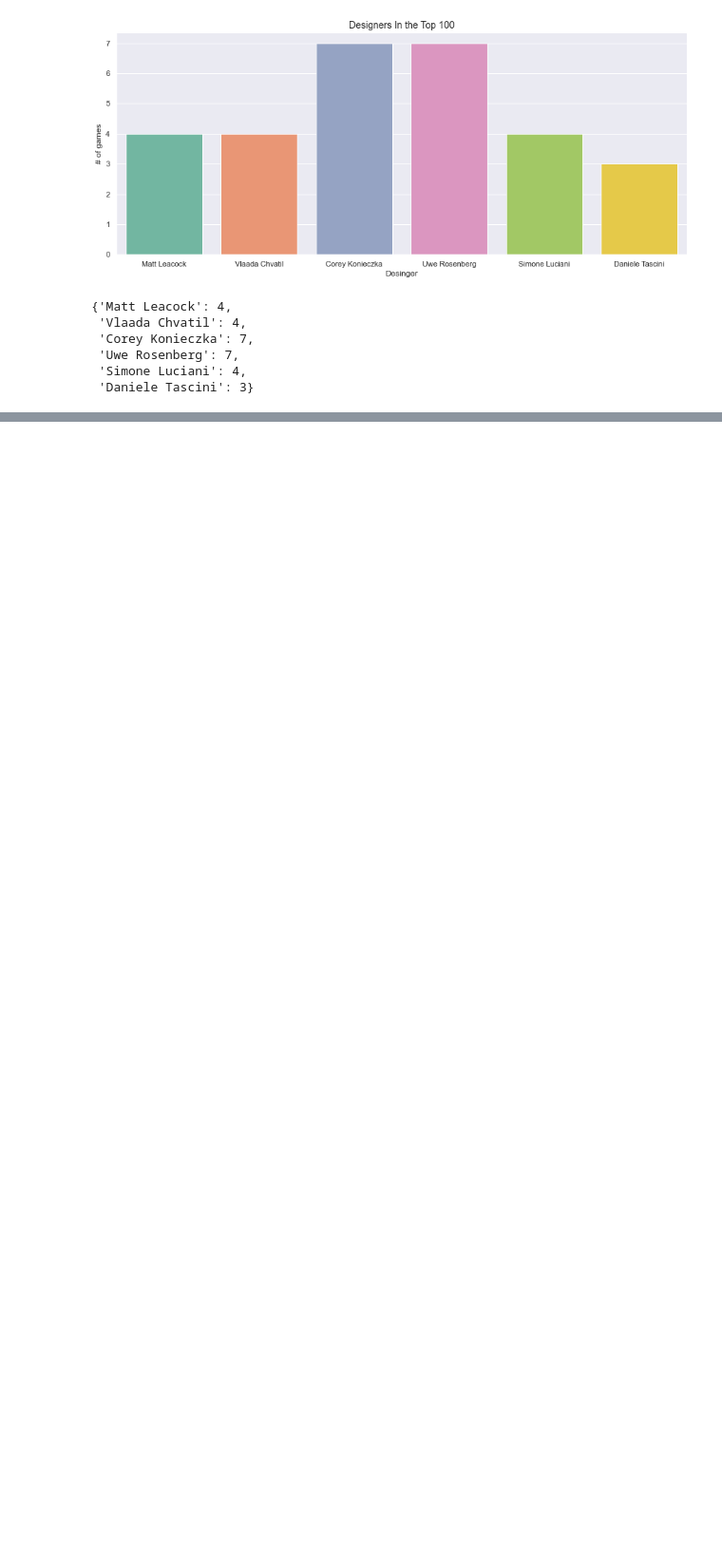
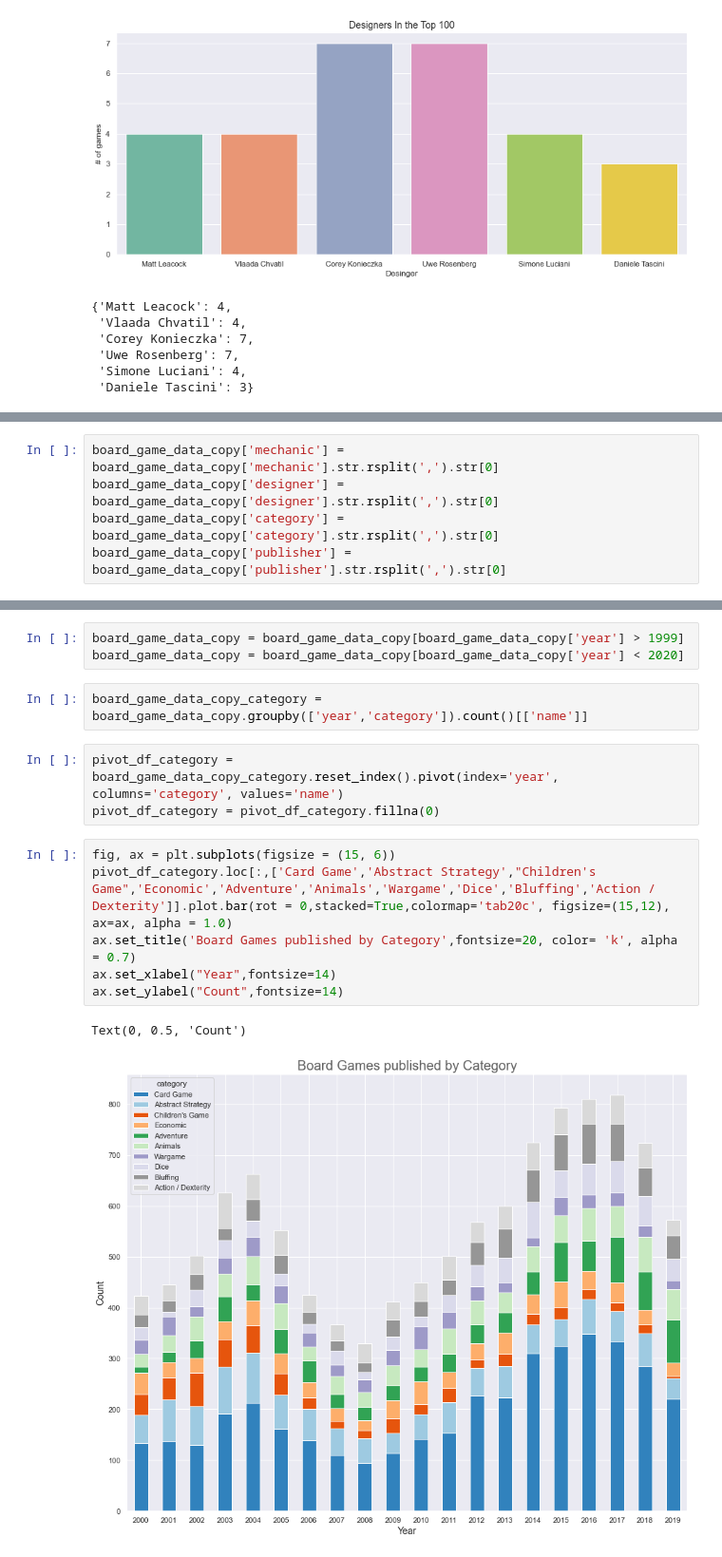
Before and after one commit to jankichauhan/BoardGamesRatings, a Jupyter notebook: src/EDA.ipynb, the cells around one changed output, grey strips where cells are left out. Shown at 95% size. Drawn from its saved outputs; the diff is of its cells as text; blank space fills up the shorter version.

```diff
--- a/src/EDA.ipynb
+++ b/src/EDA.ipynb
@@ -241,0 +189,5 @@ Name: designer, dtype: int64
+# %%
+board_game_data_copy['mechanic'] = board_game_data_copy['mechanic'].str.rsplit(',').str[0]
+board_game_data_copy['designer'] = board_game_data_copy['designer'].str.rsplit(',').str[0]
+board_game_data_copy['category'] = board_game_data_copy['category'].str.rsplit(',').str[0]
+board_game_data_copy['publisher'] = board_game_data_copy['publisher'].str.rsplit(',').str[0]
@@ -241,0 +213,17 @@ Name: designer, dtype: int64
+# %%
+board_game_data_copy = board_game_data_copy[board_game_data_copy['year'] > 1999]
+board_game_data_copy = board_game_data_copy[board_game_data_copy['year'] < 2020]
+# %%
+board_game_data_copy_category = board_game_data_copy.groupby(['year','category']).count()[['name']]
+# %%
+pivot_df_category = board_game_data_copy_category.reset_index().pivot(index='year', columns='category', values='name')
+pivot_df_category = pivot_df_category.fillna(0)
+# %%
+fig, ax = plt.subplots(figsize = (15, 6))
+pivot_df_category.loc[:,['Card Game','Abstract Strategy',"Children's Game",'Economic','Adventure','Animals','Wargame','Dice','Bluffing','Action / Dexterity']].plot.bar(rot = 0,stacked=True,colormap='tab20c', figsize=(15,12), ax=ax, alpha = 1.0)
+ax.set_title('Board Games published by Category',fontsize=20, color= 'k', alpha = 0.7)
+ax.set_xlabel("Year",fontsize=14)
+ax.set_ylabel("Count",fontsize=14)
+# %% [output]
+Text(0, 0.5, 'Count')
+[figure, added]
```
Also changed, not shown: parts of 19 cells of this notebook, 5 other files.
